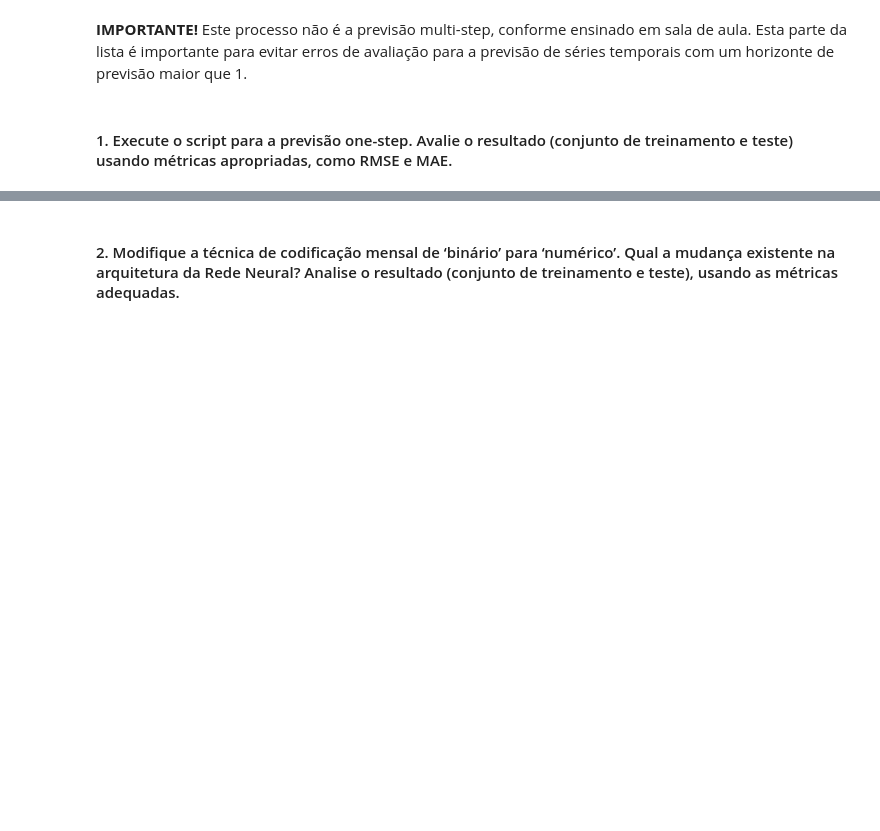
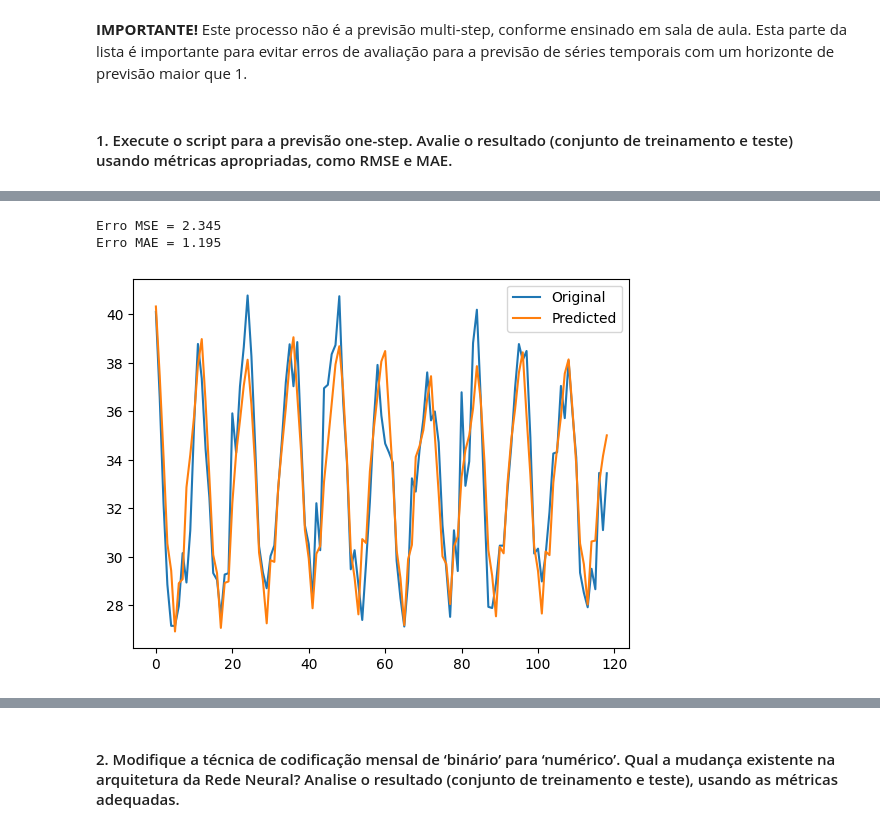
Before and after one commit to thimabru1010/PUC_Redes_Neurais, a Jupyter notebook: grad/lista 2/lista_2.ipynb, the cells around one changed output, grey strips where cells are left out. Saved outputs shown, nothing was run; the diff lists cells and outputs as text; code cells hidden in the pictures; blank space fills up the shorter version.

```diff
--- a/grad/lista 2/lista_2.ipynb
+++ b/grad/lista 2/lista_2.ipynb
@@ -324 +361,19 @@ y_hat = y_pred.detach().numpy()
+# %%
+y_pred_tr = model(torch.from_numpy(X_train).float().to(device))
+y_hat_tr = y_pred_tr.detach().cpu().numpy()
+
+orig_y_eval = y_train*(_max-_min) + _min
+orig_y_hat = y_hat_tr*(_max-_min) + _min
+mae_error = mean_absolute_error(orig_y_eval, orig_y_hat)
+mse_error = mean_squared_error(orig_y_eval, orig_y_hat)
+
+plt.plot(orig_y_eval)
+plt.plot(orig_y_hat)
+plt.legend(['Original','Predicted'])
+
+print(f'Erro MSE = {round(mse_error,3)} \nErro MAE = {round(mae_error,3)}')
+# %% [output]
+Erro MSE = 2.345
+Erro MAE = 1.195
+[figure, added]
 # %%
```
Also changed, not shown: parts of 41 cells of this notebook.
